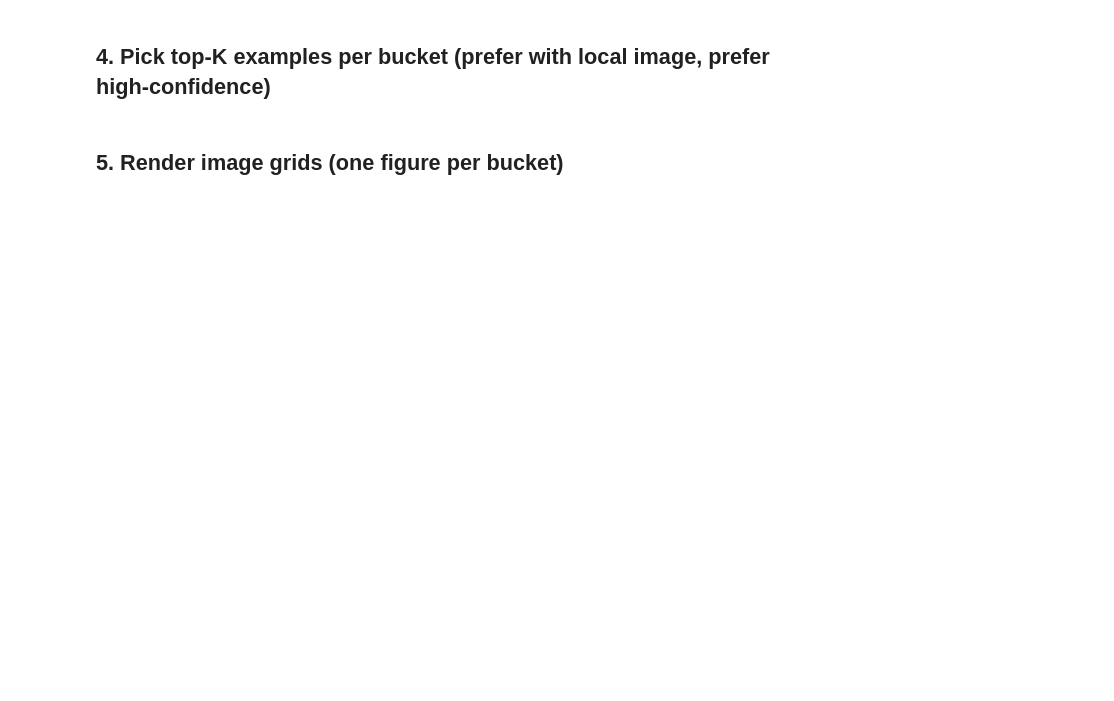
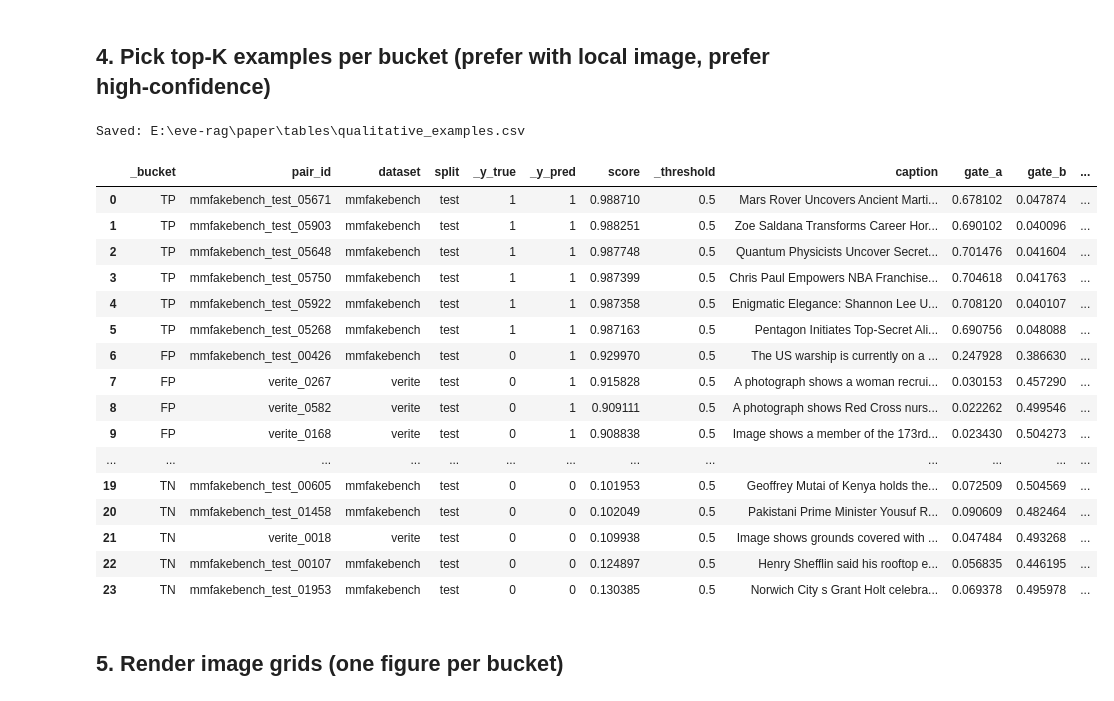
Before and after one commit to takitamim/eve-rag, a Jupyter notebook: notebooks/07_eval/qualitative_analysis.ipynb, the cells around one changed output. Cells and saved outputs as stored; diff of their text form; code cells hidden in the pictures; blank space fills up the shorter version.

```diff
--- a/notebooks/07_eval/qualitative_analysis.ipynb
+++ b/notebooks/07_eval/qualitative_analysis.ipynb
@@ -29,7 +29,6 @@ from pathlib import Path
 import numpy as np
 import pandas as pd
 import matplotlib.pyplot as plt
-from matplotlib import gridspec
 from PIL import Image
 
 warnings.filterwarnings("ignore")
@@ -47,6 +46,14 @@ from src.utils.paths import (
     ALL_MANIFEST, FUSION_CACHE, PROCESSED_IMAGES, VERITE_IMAGES,
     PAPER, FIGURES, TABLES,
 )
+
+# Schema
+PROB_COL = "score"
+LABEL_COL = "label"
+MODEL_COL = "model"
+EVAL_SPLIT_COL = "eval_split"
+GATE_COLS = ("gate_a", "gate_b", "gate_c")
+
 TABLES.mkdir(parents=True, exist_ok=True)
 FIGURES.mkdir(parents=True, exist_ok=True)
 print("Repo root:", ROOT)
@@ -122,7 +152,7 @@ print(merged.groupby(["_dataset","_split","_bucket"]).size().head(30))
 # %%
 def resolve_image(row):
     """Return absolute Path to image if it exists locally, else None."""
-    cand = row.get("image_path") or row.get("image")
+    cand = row.get("image_path")
     if pd.isna(cand) or not cand:
         return None
     p = Path(str(cand))
@@ -140,4 +170,6 @@ def resolve_image(row):
     return None
 
 merged["_image_path"] = merged.apply(resolve_image, axis=1)
-print("Rows with local image:", merged["_image_path"].notna().sum())
+print("Rows with local image:", merged["_image_path"].notna().sum(), "/", len(merged))
+print("By dataset:")
+print(merged.groupby("dataset")["_image_path"].apply(lambda s: s.notna().sum()))
@@ -144,39 +184,59 @@ print("Rows with local image:", merged["_image_path"].notna().sum())
 # %% [markdown]
 ## 4. Pick top-K examples per bucket (prefer with local image, prefer high-confidence)
 # %%
-K = 6  # examples per bucket
-TARGET_DATASETS = ["mmfakebench", "verite", "newsclippings"]  # prefer those with images
+K = 6
+TARGET_DATASETS = ["mmfakebench", "verite", "newsclippings"]
+TEST_SPLITS = ["mmfakebench_test", "verite_test", "newsclippings_test"]
 
-def score_example(row, bucket):
-    """Higher score = more interesting / illustrative."""
-    p = float(row[prob_col])
-    if bucket == "TP": return p
-    if bucket == "TN": return 1.0 - p
-    if bucket == "FP": return p           # model is very confident but wrong
-    if bucket == "FN": return 1.0 - p     # model very confident genuine but it was OOC
+def score_example(row, bk):
+    p = float(row[PROB_COL])
+    if bk == "TP": return p
+    if bk == "TN": return 1.0 - p
+    if bk == "FP": return p
+    if bk == "FN": return 1.0 - p
     return 0.0
 
 selected = []
 for bk in ["TP", "FP", "FN", "TN"]:
-    cand = merged[(merged["_bucket"] == bk) & (merged["_split"] == "test")].copy()
-    cand = cand[cand["_dataset"].isin(TARGET_DATASETS)]
+    cand = merged[(merged["_bucket"] == bk) & (merged[EVAL_SPLIT_COL].isin(TEST_SPLITS))].copy()
+    cand = cand[cand["dataset"].isin(TARGET_DATASETS)]
     cand["_pref"] = cand["_image_path"].notna().astype(int)
     cand["_score"] = cand.apply(lambda r: score_example(r, bk), axis=1)
     cand = cand.sort_values(["_pref", "_score"], ascending=[False, False]).head(K)
     cand["_bucket"] = bk
     selected.append(cand)
 
 selected_df = pd.concat(selected, ignore_index=True)
-caption_col = "caption" if "caption" in selected_df.columns else ("text" if "text" in selected_df.columns else None)
-keep_cols = ["_bucket", "pair_id", "_dataset", "_split", "_y_true", "_y_pred", prob_col, "_threshold"]
+
+caption_col = "caption" if "caption" in selected_df.columns else None
+keep_cols = ["_bucket", "pair_id", "dataset", "split", "_y_true", "_y_pred",
+             PROB_COL, "_threshold"]
 if caption_col: keep_cols.append(caption_col)
-for g in [ga_col, gb_col, gc_col]:
-    if g: keep_cols.append(g)
+if have_gates: keep_cols += list(GATE_COLS)
 keep_cols.append("_image_path")
 
 selected_df[keep_cols].to_csv(TABLES / "qualitative_examples.csv", index=False)
 print("Saved:", TABLES / "qualitative_examples.csv")
 selected_df[keep_cols].head(24)
+# %% [output]
+Saved: E:\eve-rag\paper\tables\qualitative_examples.csv
+|  | _bucket | pair_id | dataset | split | _y_true | _y_pred | score | _threshold | caption | gate_a | gate_b | ... |
+| 0 | TP | mmfakebench_test_05671 | mmfakebench | test | 1 | 1 | 0.988710 | 0.5 | Mars Rover Uncovers Ancient Marti... | 0.678102 | 0.047874 | ... |
+| 1 | TP | mmfakebench_test_05903 | mmfakebench | test | 1 | 1 | 0.988251 | 0.5 | Zoe Saldana Transforms Career Hor... | 0.690102 | 0.040096 | ... |
+| 2 | TP | mmfakebench_test_05648 | mmfakebench | test | 1 | 1 | 0.987748 | 0.5 | Quantum Physicists Uncover Secret... | 0.701476 | 0.041604 | ... |
+| 3 | TP | mmfakebench_test_05750 | mmfakebench | test | 1 | 1 | 0.987399 | 0.5 | Chris Paul Empowers NBA Franchise... | 0.704618 | 0.041763 | ... |
+| 4 | TP | mmfakebench_test_05922 | mmfakebench | test | 1 | 1 | 0.987358 | 0.5 | Enigmatic Elegance: Shannon Lee U... | 0.708120 | 0.040107 | ... |
+| 5 | TP | mmfakebench_test_05268 | mmfakebench | test | 1 | 1 | 0.987163 | 0.5 | Pentagon Initiates Top-Secret Ali... | 0.690756 | 0.048088 | ... |
+| 6 | FP | mmfakebench_test_00426 | mmfakebench | test | 0 | 1 | 0.929970 | 0.5 | The US warship is currently on a ... | 0.247928 | 0.386630 | ... |
+| 7 | FP | verite_0267 | verite | test | 0 | 1 | 0.915828 | 0.5 | A photograph shows a woman recrui... | 0.030153 | 0.457290 | ... |
+| 8 | FP | verite_0582 | verite | test | 0 | 1 | 0.909111 | 0.5 | A photograph shows Red Cross nurs... | 0.022262 | 0.499546 | ... |
+| 9 | FP | verite_0168 | verite | test | 0 | 1 | 0.908838 | 0.5 | Image shows a member of the 173rd... | 0.023430 | 0.504273 | ... |
+| ... | ... | ... | ... | ... | ... | ... | ... | ... | ... | ... | ... | ... |
+| 19 | TN | mmfakebench_test_00605 | mmfakebench | test | 0 | 0 | 0.101953 | 0.5 | Geoffrey Mutai of Kenya holds the... | 0.072509 | 0.504569 | ... |
+| 20 | TN | mmfakebench_test_01458 | mmfakebench | test | 0 | 0 | 0.102049 | 0.5 | Pakistani Prime Minister Yousuf R... | 0.090609 | 0.482464 | ... |
+| 21 | TN | verite_0018 | verite | test | 0 | 0 | 0.109938 | 0.5 | Image shows grounds covered with ... | 0.047484 | 0.493268 | ... |
+| 22 | TN | mmfakebench_test_00107 | mmfakebench | test | 0 | 0 | 0.124897 | 0.5 | Henry Shefflin said his rooftop e... | 0.056835 | 0.446195 | ... |
+| 23 | TN | mmfakebench_test_01953 | mmfakebench | test | 0 | 0 | 0.130385 | 0.5 | Norwich City s Grant Holt celebra... | 0.069378 | 0.495978 | ... |
 # %% [markdown]
 ## 5. Render image grids (one figure per bucket)
 # %%
```
Also changed, not shown: parts of 6 cells of this notebook, 20 other files.
